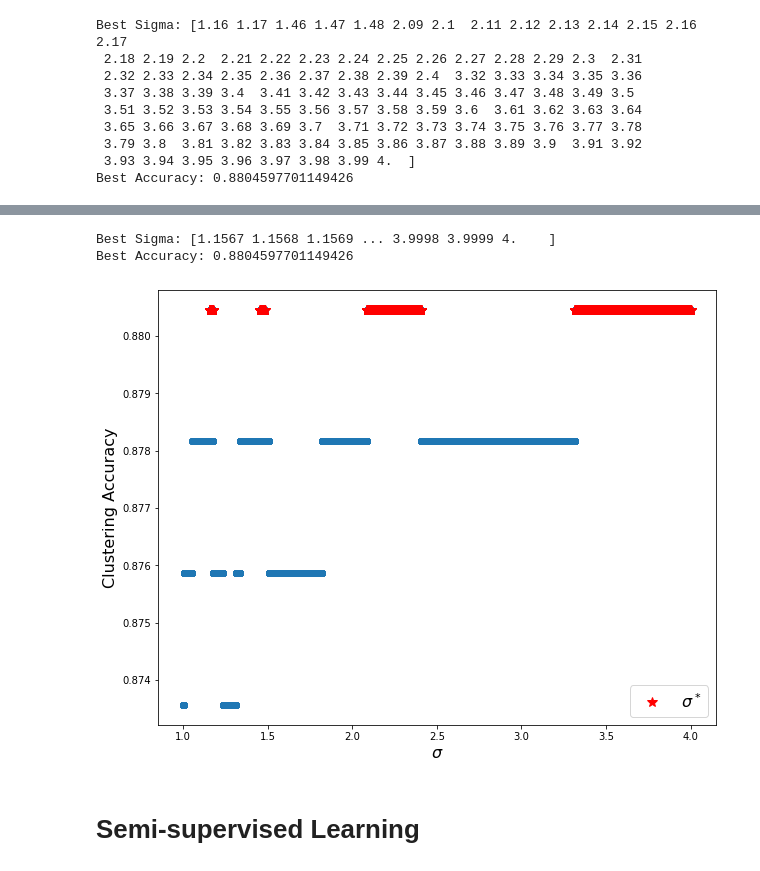
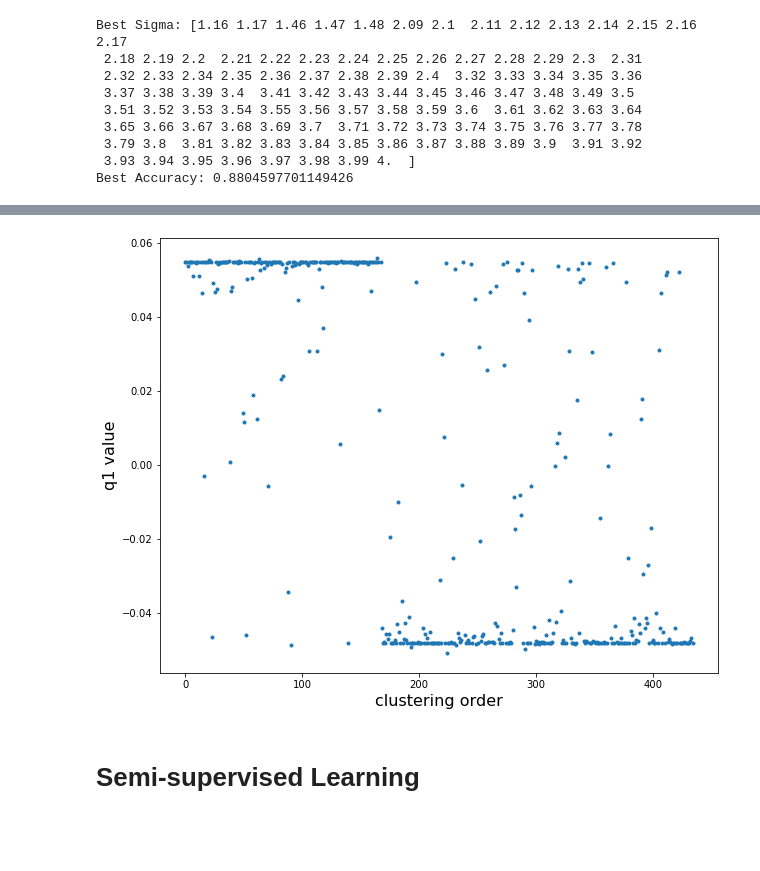
Before and after one commit to InfinityKing48/AMATH582, a Jupyter notebook: HW4/582_HW4.ipynb, the cells around one changed output, grey strips where cells are left out. Saved outputs shown, nothing was run; the diff lists cells and outputs as text; code cells hidden in the pictures; blank space fills up the shorter version.

```diff
--- a/HW4/582_HW4.ipynb
+++ b/HW4/582_HW4.ipynb
@@ -100,21 +90,15 @@ for sigma in sigma_space:
-# %%
-best_accuracy = np.max(accuracy_space)
-best_sigma = sigma_space[accuracy_space == best_accuracy]
-print('Best Sigma:', best_sigma)
-print('Best Accuracy:', best_accuracy)
-# %% [output]
-Best Sigma: [1.1567 1.1568 1.1569 ... 3.9998 3.9999 4.    ]
-Best Accuracy: 0.8804597701149426
-# %%
-fig = plt.figure(figsize=(10,8))
-plt.scatter(sigma_space, accuracy_space)
-plt.plot(best_sigma, np.repeat(best_accuracy, len(best_sigma)), 'r*', markersize=10, label='$\sigma^*$')
-plt.xlabel('$\sigma$', fontsize=16)
-plt.ylabel('Clustering Accuracy', fontsize=16)
-plt.legend(fontsize=16)
-plt.show()
-# %% [output]
-[figure, removed]
+# %%
+order = y.argsort()
+q1 = classifier(dist, best_sigma[0])[2][:, 1]
+q1 = q1[order]
+
+fig = plt.figure(figsize=(10,8))
+plt.plot(q1, '.')
+plt.xlabel('clustering order', fontsize=16)
+plt.ylabel('q1 value', fontsize=16)
+plt.show()
+# %% [output]
+[figure, added]
 # %% [markdown]
 # Semi-supervised Learning
 # %%
```
Also changed, not shown: parts of 6 cells of this notebook.
